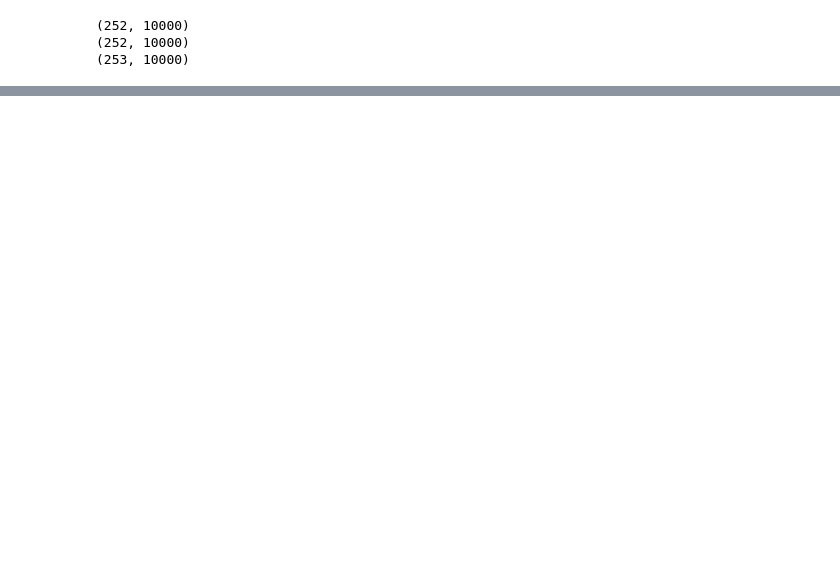
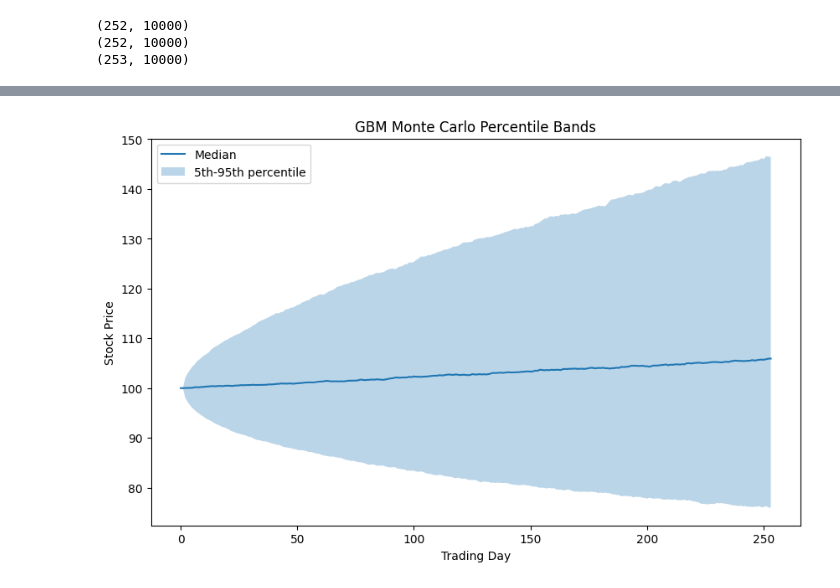
Before and after one commit to Hacker794/Monte-Carlo-Market-Risk-and-Option-Pricing-Engine-, a Jupyter notebook: notebooks/day4_monte_carlo.ipynb, the cells around one changed output, grey strips where cells are left out. Saved outputs shown, nothing was run; the diff lists cells and outputs as text; code cells hidden in the pictures; blank space fills up the shorter version.

Commit message:
Build percentile bands over time and plotting the percentile bands

```diff
--- a/notebooks/day4_monte_carlo.ipynb
+++ b/notebooks/day4_monte_carlo.ipynb
@@ -78,0 +79,25 @@ Median final price: 106.15938878810941
+# %%
+p5 = np.percentile(prices, 5, axis=1)
+p50 = np.percentile(prices, 50, axis=1)
+p95 = np.percentile(prices, 95, axis=1)
+
+days = np.arange(prices.shape[0])
+
+plt.figure(figsize=(10, 6))
+
+plt.plot(days, p50, label="Median")
+plt.fill_between(
+    days,
+    p5,
+    p95,
+    alpha=0.3,
+    label="5th-95th percentile"
+)
+
+plt.xlabel("Trading Day")
+plt.ylabel("Stock Price")
+plt.title("GBM Monte Carlo Percentile Bands")
+plt.legend()
+plt.show()
+# %% [output]
+[figure, added]
```
Also changed, not shown: parts of 3 cells of this notebook.
